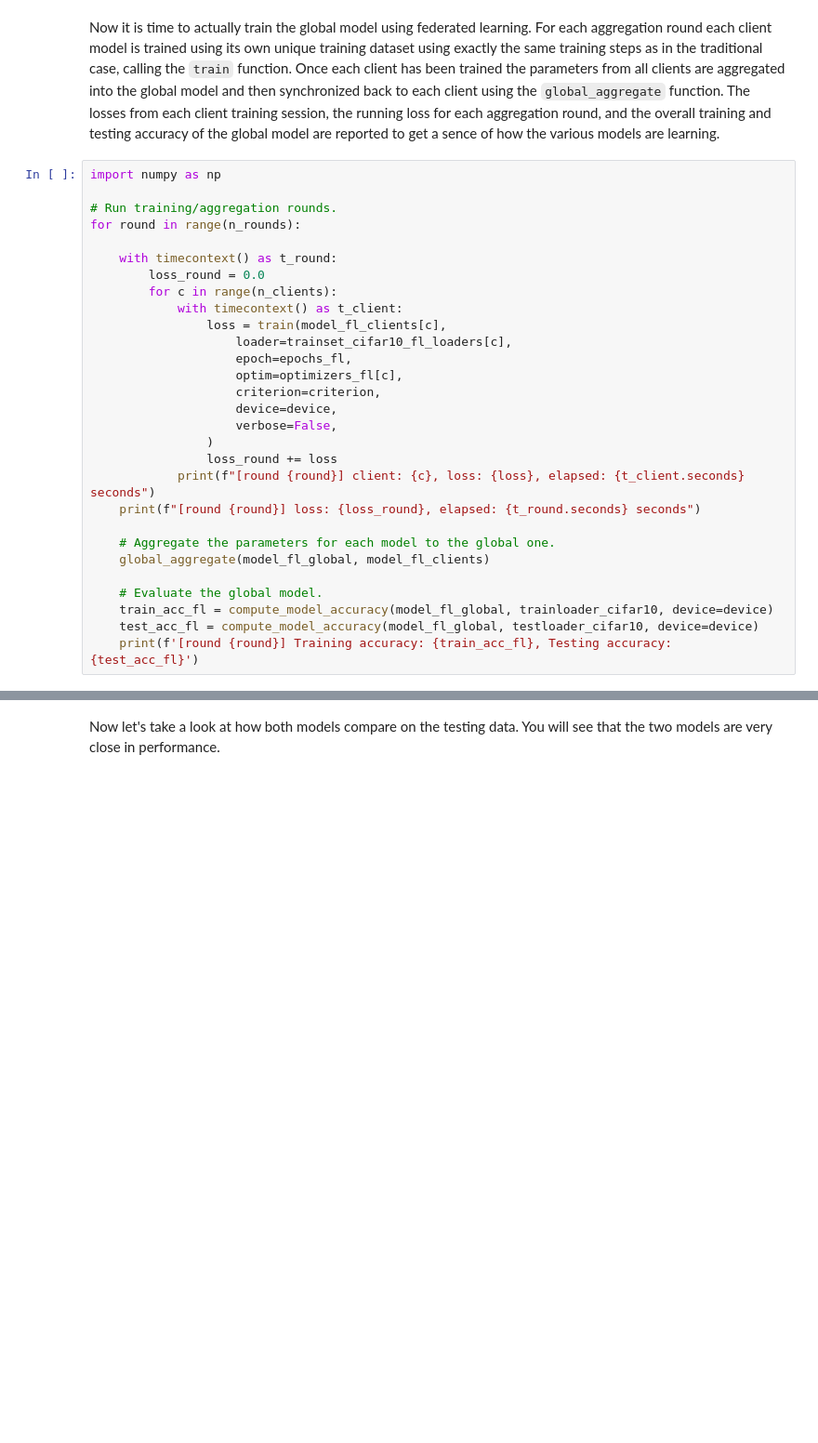
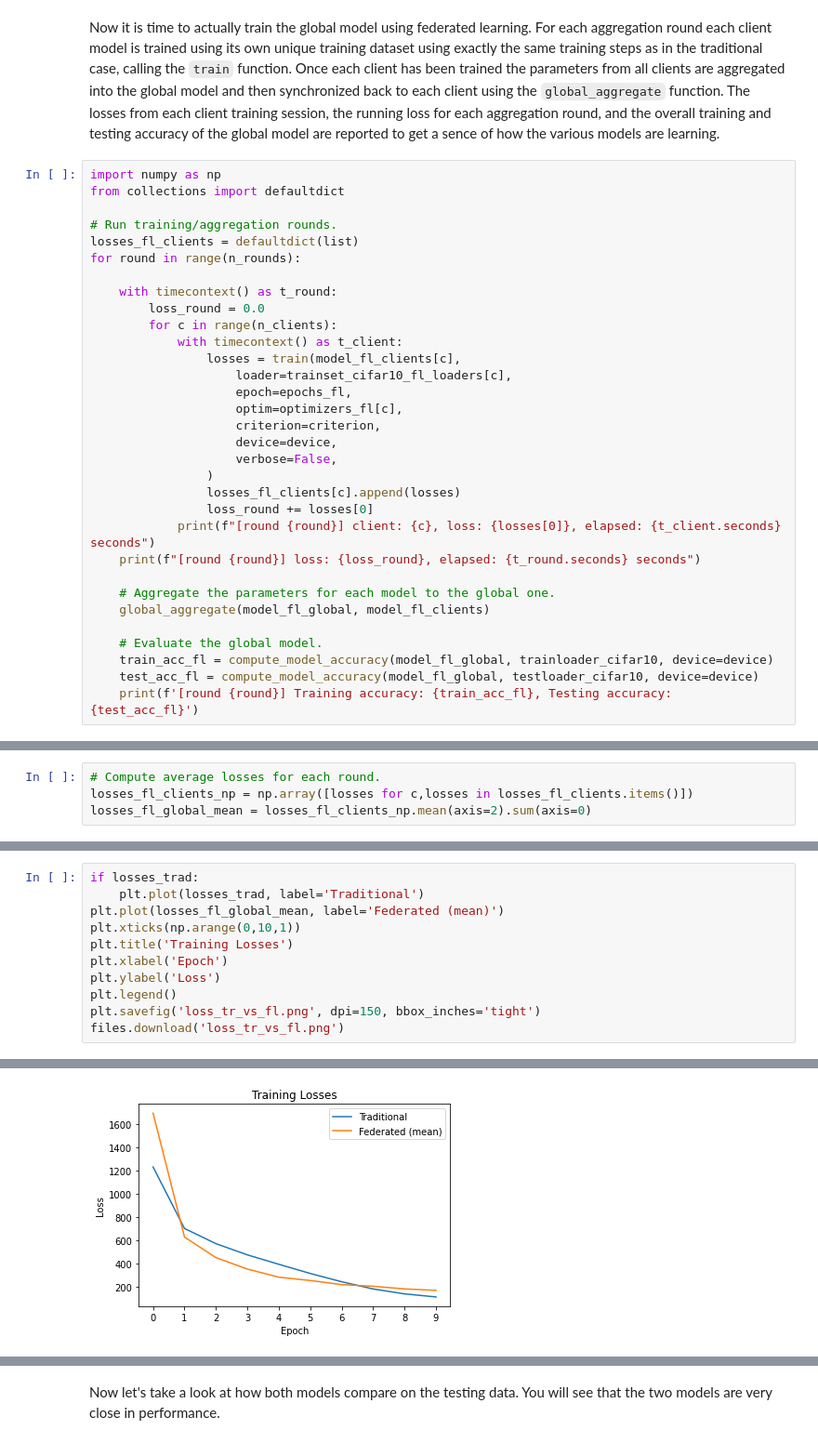
Before and after one commit to zanderman/federated-learning-wireless-demo, a Jupyter notebook: fl-demo.ipynb, the cells around one changed output, grey strips where cells are left out. Shown: that part at 93% size. Cells and saved outputs as stored; diff of their text form; blank space fills up the shorter version.

```diff
--- a/fl-demo.ipynb
+++ b/fl-demo.ipynb
@@ -379,15 +390,17 @@ trainset_cifar10_fl_loaders = [torch.utils.data.DataLoader(split, batch_size=32,
 Now it is time to actually train the global model using federated learning. For each aggregation round each client model is trained using its own unique training dataset using exactly the same training steps as in the traditional case, calling the `train` function. Once each client has been trained the parameters from all clients are aggregated into the global model and then synchronized back to each client using the `global_aggregate` function. The losses from each client training session, the running loss for each aggregation round, and the overall training and testing accuracy of the global model are reported to get a sence of how the various models are learning.
 # %%
 import numpy as np
+from collections import defaultdict
 
 # Run training/aggregation rounds.
+losses_fl_clients = defaultdict(list)
 for round in range(n_rounds):
 
     with timecontext() as t_round:
         loss_round = 0.0
         for c in range(n_clients):
             with timecontext() as t_client:
-                loss = train(model_fl_clients[c],
+                losses = train(model_fl_clients[c],
                     loader=trainset_cifar10_fl_loaders[c],
                     epoch=epochs_fl,
                     optim=optimizers_fl[c],
@@ -395,8 +408,9 @@ for round in range(n_rounds):
                     device=device,
                     verbose=False,
                 )
-                loss_round += loss
-            print(f"[round {round}] client: {c}, loss: {loss}, elapsed: {t_client.seconds} seconds")
+                losses_fl_clients[c].append(losses)
+                loss_round += losses[0]
+            print(f"[round {round}] client: {c}, loss: {losses[0]}, elapsed: {t_client.seconds} seconds")
     print(f"[round {round}] loss: {loss_round}, elapsed: {t_round.seconds} seconds")
 
     # Aggregate the parameters for each model to the global one.
@@ -426,0 +441,4 @@ for round in range(n_rounds):
+# %%
+# Compute average losses for each round.
+losses_fl_clients_np = np.array([losses for c,losses in losses_fl_clients.items()])
+losses_fl_global_mean = losses_fl_clients_np.mean(axis=2).sum(axis=0)
@@ -426,0 +449,12 @@ for round in range(n_rounds):
+# %%
+if losses_trad:
+    plt.plot(losses_trad, label='Traditional')
+plt.plot(losses_fl_global_mean, label='Federated (mean)')
+plt.xticks(np.arange(0,10,1))
+plt.title('Training Losses')
+plt.xlabel('Epoch')
+plt.ylabel('Loss')
+plt.legend()
+plt.savefig('loss_tr_vs_fl.png', dpi=150, bbox_inches='tight')
+files.download('loss_tr_vs_fl.png')
+# %% [output]
@@ -426,0 +463 @@ for round in range(n_rounds):
+[figure, added]
```
Also changed, not shown: parts of 24 cells of this notebook.
